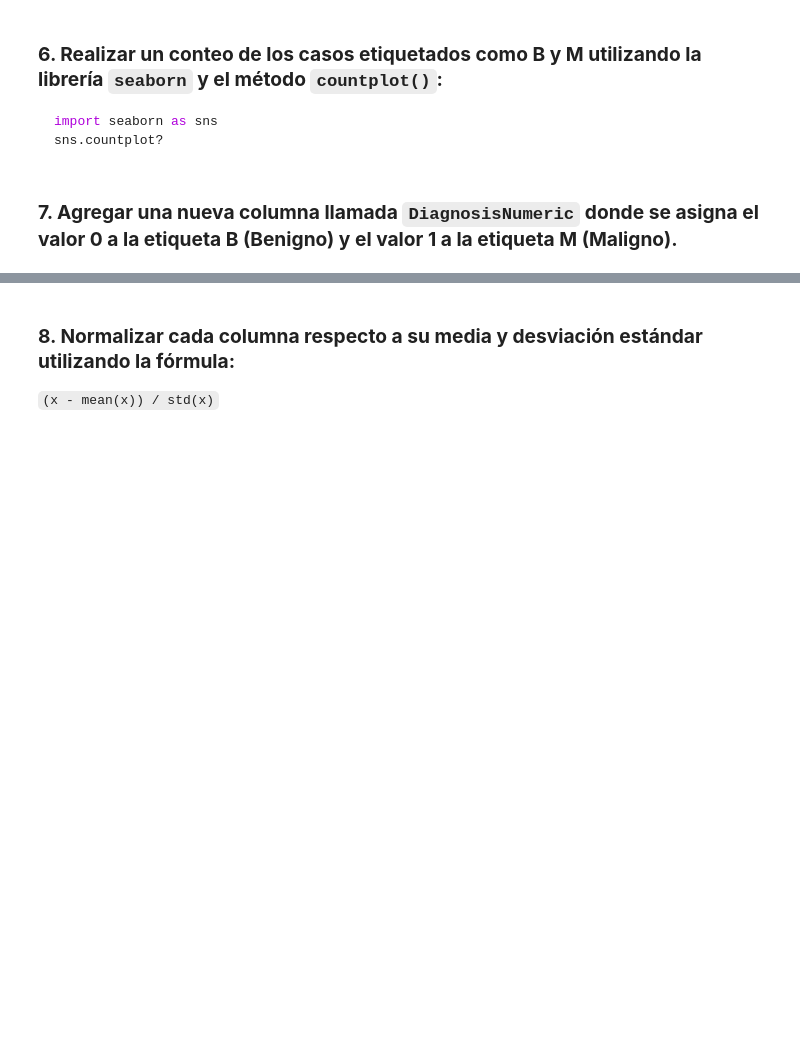
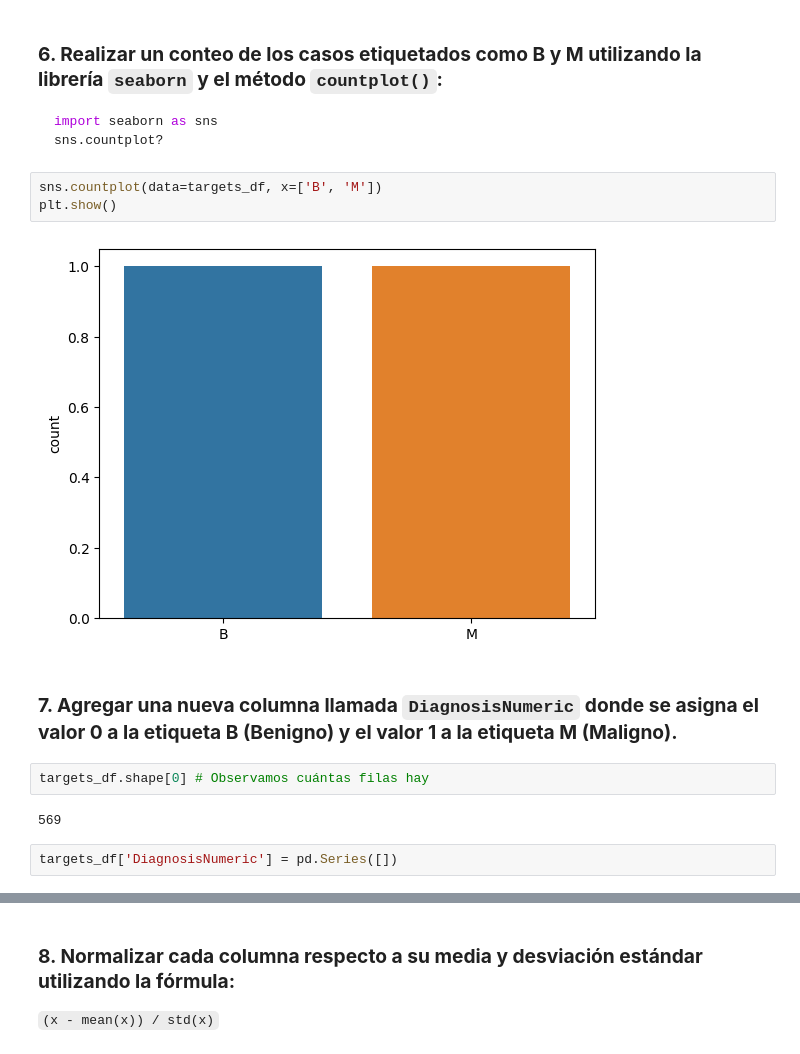
Before and after one commit to CienciaDatosUdea/002_EstudiantesAprendizajeEstadistico, a Jupyter notebook: semestre2025-1/Estudiantes/Gaviria_13/Laboratorio_01_pandas_v1.ipynb, the cells around one changed output, grey strips where cells are left out. Cells and saved outputs as stored; diff of their text form; blank space fills up the shorter version.

````diff
--- a/semestre2025-1/Estudiantes/Gaviria_13/Laboratorio_01_pandas_v1.ipynb
+++ b/semestre2025-1/Estudiantes/Gaviria_13/Laboratorio_01_pandas_v1.ipynb
@@ -361,5 +361,16 @@ array(['M', 'B'], dtype=object)
 import seaborn as sns
 sns.countplot?
 ```
+# %%
+sns.countplot(data=targets_df, x=['B', 'M'])
+plt.show()
+# %% [output]
+[figure, added]
 # %% [markdown]
 ### **7. Agregar una nueva columna llamada `DiagnosisNumeric` donde se asigna el valor 0 a la etiqueta B (Benigno) y el valor 1 a la etiqueta M (Maligno).**
+# %%
+targets_df.shape[0] # Observamos cuántas filas hay
+# %% [output]
+569
+# %%
+targets_df['DiagnosisNumeric'] = pd.Series([])
````
Also changed, not shown: parts of 42 cells of this notebook, 4 other files.
